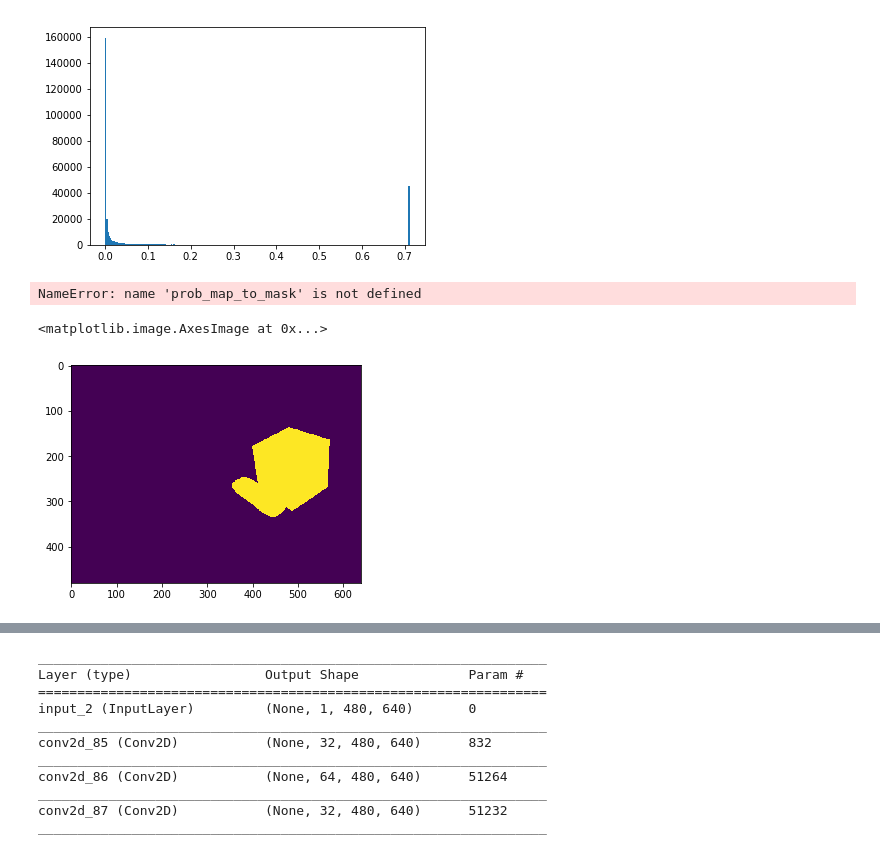
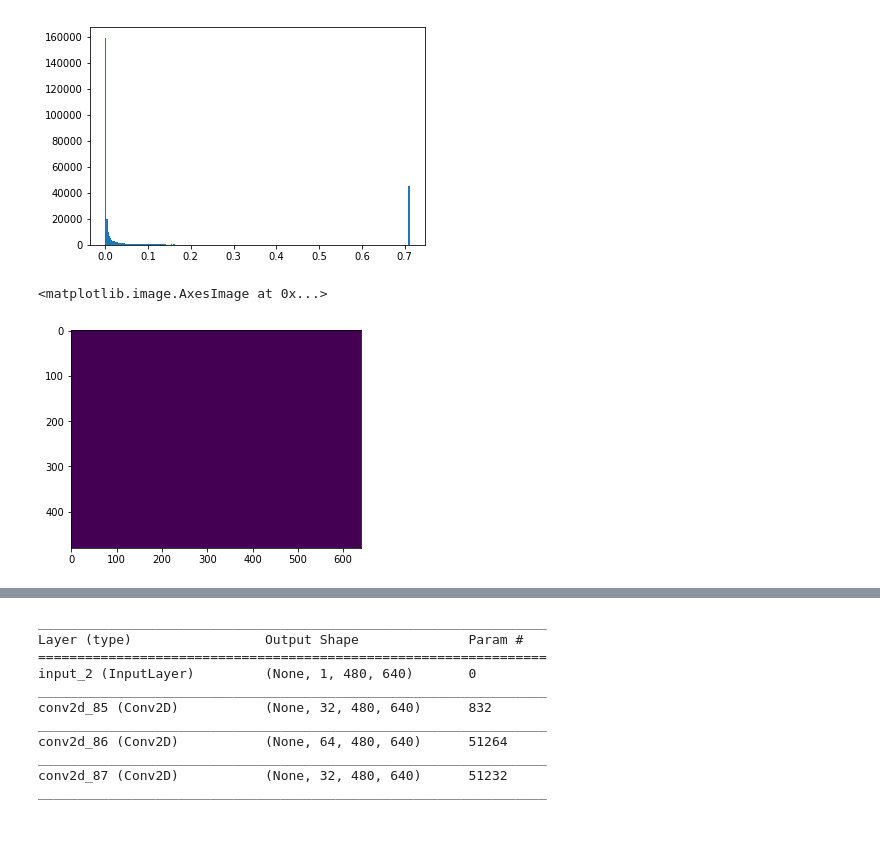
Before and after one commit to RobotLocomotion/spartan, a Jupyter notebook: src/DepthSim/python/pixel-wise-cnnNew.ipynb, the cells around one changed output, grey strips where cells are left out. Saved outputs shown, nothing was run; the diff lists cells and outputs as text; code cells hidden in the pictures.

```diff
--- a/src/DepthSim/python/pixel-wise-cnnNew.ipynb
+++ b/src/DepthSim/python/pixel-wise-cnnNew.ipynb
@@ -352,10 +188,10 @@ Non-trainable params: 0
 __________________________________________________________________________________________________
 None
 # %%
-model.load_weights("RGBDCNN/unet.hdf5")
+#model.load_weights("RGBDCNN/unet.hdf5")
 # %%
-model_checkpoint = ModelCheckpoint('unet1.hdf5', monitor='loss',verbose=1, save_best_only=True)
+model_checkpoint = ModelCheckpoint('unet_rgbonly_batchsize4.hdf5', monitor='loss',verbose=1, save_best_only=True)
 print('Fitting model...')
-model.fit_generator(train_generator, nb_epoch=100,steps_per_epoch=100, verbose=1, shuffle=True, callbacks=[model_checkpoint])
+model.fit_generator(gen, nb_epoch=50,steps_per_epoch=100, verbose=1, shuffle=True, callbacks=[model_checkpoint])
 # %% [output]
 Fitting model...
@@ -384,5 +218,5 @@ np.shape(test[0]imgs_mask_test[0])
 # %%
-test = train_generator1.next()
+test = gen.next()
 X_Test = test[0][0:1]
 Y_Test = test[1][0:1]
 imgs_mask_test = model.predict_on_batch(X_Test)
@@ -389,6 +227,6 @@ imgs_mask_test = model.predict_on_batch(X_Test)
 # %%
 X_Test1 = np.copy(X_Test)
-#X_Test1[:,:,:,0]=0
+X_Test1[:,:,:,0]=0
 X_Test1[:,:,:,1:4]=0
-X_Test1[:,:,:,4:]=0
+#X_Test1[:,:,:,4:]=0
 imgs_mask_test = model.predict_on_batch(X_Test1)
@@ -442,19 +236,13 @@ plt.hist(img.ravel(), bins=256)
 plt.show()
 # %% [output]
 [figure]
-# %%
-plt.imshow(prob_map_to_mask(img))
-clb = plt.colorbar()
-clb.ax.set_title('Depth mask')
-# %% [output]
-NameError: name 'prob_map_to_mask' is not defined
 # %%
 %matplotlib inline
-img = np.reshape(X_Test1[:,:,:,0],(img_height,img_width))
+img = np.reshape(X_Test1[:,:,:,4],(img_height,img_width))
 plt.imshow(img)
 # %% [output]
 <matplotlib.image.AxesImage at 0x...>
-[figure, old version]
+[figure, new version]
 # %%
 %matplotlib inline
 img = np.reshape(imgs_mask_test[0],(img_height,img_width))
```
Also changed, not shown: parts of 25 cells of this notebook, 8 other files.
